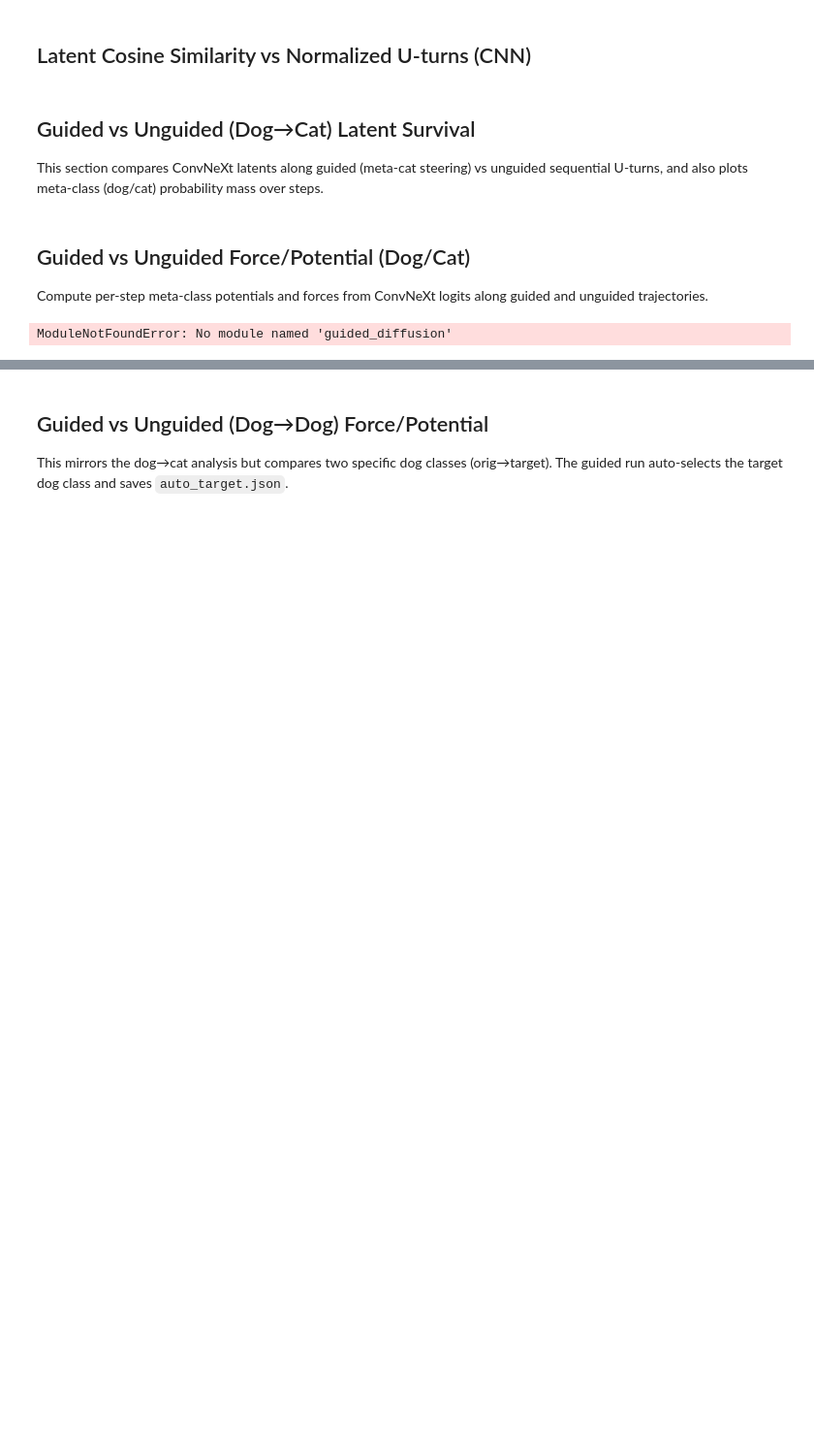
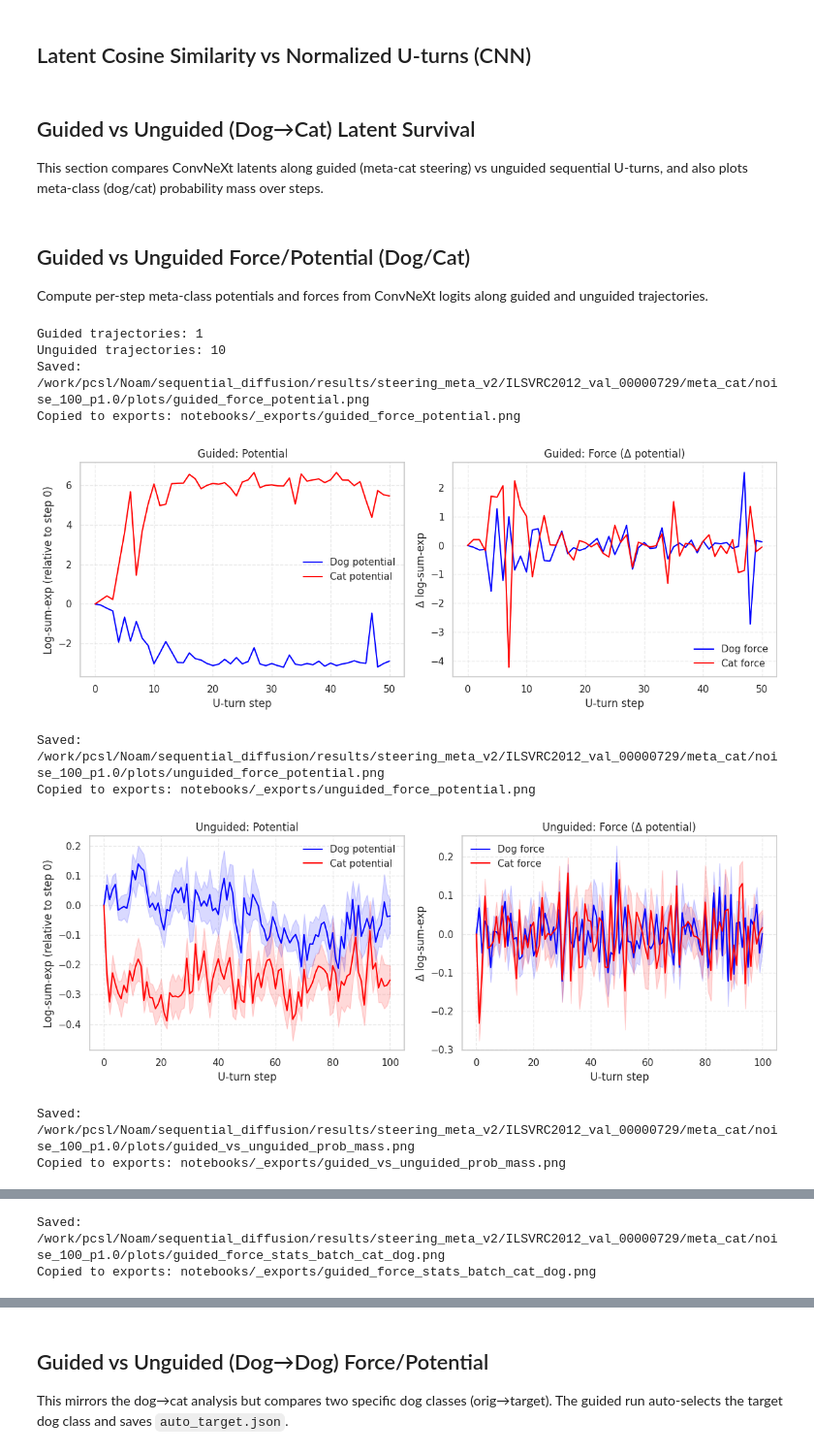
Before and after one commit to NoamTAU/sequential-steering-diffusion, a Jupyter notebook: notebooks/plot_generation_sequential.ipynb, the cells around one changed output, grey strips where cells are left out. Shown at 97% size. Cells and saved outputs as stored; diff of their text form; code cells hidden in the pictures; blank space fills up the shorter version.

Commit message:
Updated the plotting notebook

```diff
--- a/notebooks/plot_generation_sequential.ipynb
+++ b/notebooks/plot_generation_sequential.ipynb
@@ -1878,33 +1878,40 @@ if PLOT_GUIDED_FORCE_STATS and len(all_guided_logs) > 0:
 
             # Optional: overlay step boundaries using attempts
             if attempts is not None:
                 attempts = np.array(attempts, dtype=int)
                 nz = attempts[attempts > 0]
                 if len(nz) > 0:
                     batch_size = int(np.gcd.reduce(nz))
                 else:
                     batch_size = None
                 cumulative = 0
                 for i, count in enumerate(attempts):
                     if i == 0: continue
                     if count == 0: break
                     cumulative += int(count)
                     if batch_size is not None and batch_size > 0:
                         xline = cumulative / batch_size
                     else:
                         xline = cumulative
                     ax1.axvline(xline, color="black", linestyle=":", alpha=0.5)
                     ax2.axvline(xline, color="black", linestyle=":", alpha=0.5)
 
             plt.tight_layout()
             out_path = os.path.join(OUTPUT_DIR, "guided_force_stats_batch.png")
             plt.savefig(out_path, dpi=200, bbox_inches="tight")
             print(f"Saved: {out_path}")
             maybe_export(out_path)
             plt.show()
     else:
         print("No force_stats.npz found for guided run.")
-    else:
-        print("No force_stats.npz found for guided run.")
 # %% [output]
-ModuleNotFoundError: No module named 'guided_diffusion'
+Guided trajectories: 1
+Unguided trajectories: 10
+Saved: /work/pcsl/Noam/sequential_diffusion/results/steering_meta_v2/ILSVRC2012_val_00000729/meta_cat/noise_100_p1.0/plots/guided_force_potential.png
+Copied to exports: notebooks/_exports/guided_force_potential.png
+[figure, added]
+Saved: /work/pcsl/Noam/sequential_diffusion/results/steering_meta_v2/ILSVRC2012_val_00000729/meta_cat/noise_100_p1.0/plots/unguided_force_potential.png
+Copied to exports: notebooks/_exports/unguided_force_potential.png
+[figure, added]
+Saved: /work/pcsl/Noam/sequential_diffusion/results/steering_meta_v2/ILSVRC2012_val_00000729/meta_cat/noise_100_p1.0/plots/guided_vs_unguided_prob_mass.png
+Copied to exports: notebooks/_exports/guided_vs_unguided_prob_mass.png
@@ -1910,0 +1919,2 @@ ModuleNotFoundError: No module named 'guided_diffusion'
+Saved: /work/pcsl/Noam/sequential_diffusion/results/steering_meta_v2/ILSVRC2012_val_00000729/meta_cat/noise_100_p1.0/plots/guided_force_stats_batch_cat_dog.png
+Copied to exports: notebooks/_exports/guided_force_stats_batch_cat_dog.png
```
Also changed, not shown: parts of 2 cells of this notebook.
